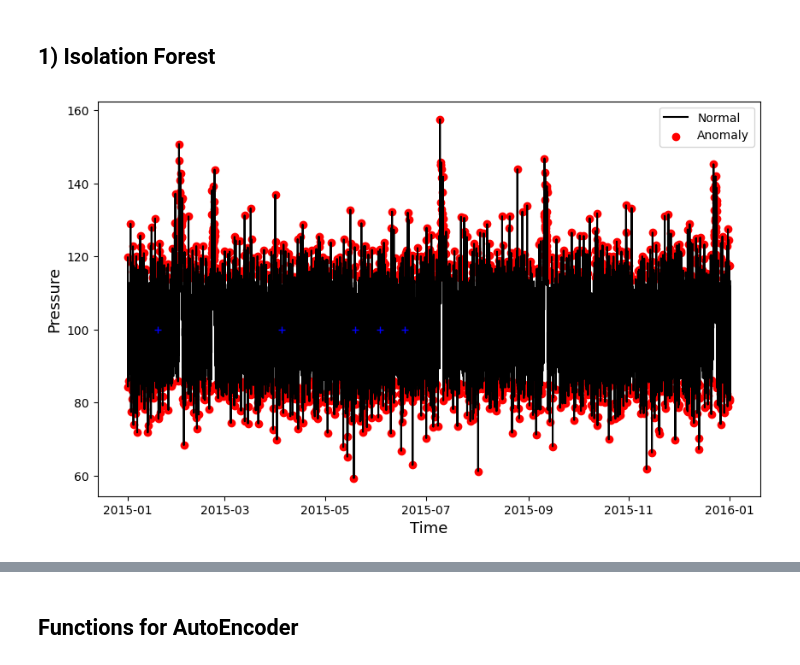
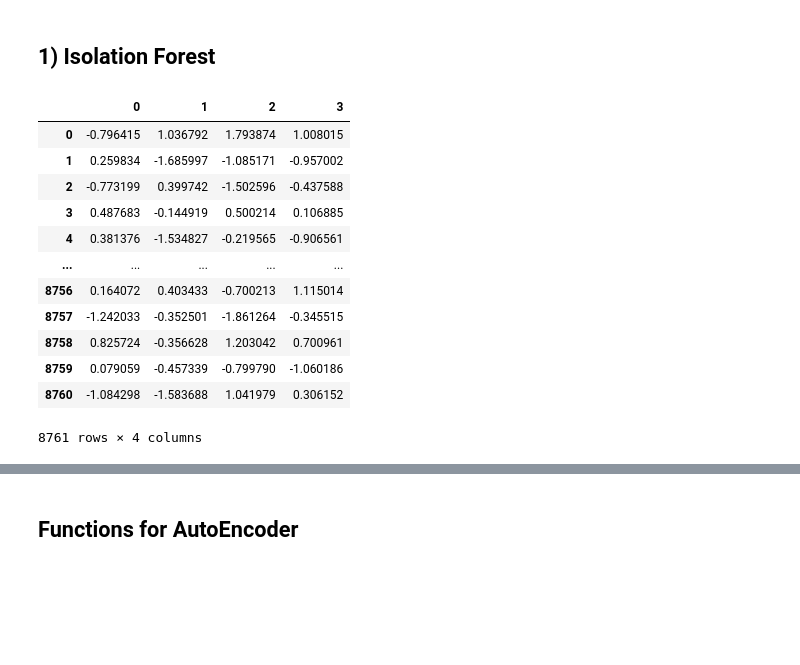
Before and after one commit to jvachier/Anomaly-Detection-From-Decision-Tree-to-Generative-Model, a Jupyter notebook: anamaly_detection.ipynb, the cells around one changed output, grey strips where cells are left out. Cells and saved outputs as stored; diff of their text form; code cells hidden in the pictures; blank space fills up the shorter version.

```diff
--- a/anamaly_detection.ipynb
+++ b/anamaly_detection.ipynb
@@ -79,19 +83,22 @@ np_scaled = scaler.fit_transform(sensor_Data.pressure.values.reshape(-1, 1))
 data = pd.DataFrame(np_scaled)
+# %%
+data
+# %% [output]
+|  | 0 | 1 | 2 | 3 |
+| 0 | -0.796415 | 1.036792 | 1.793874 | 1.008015 |
+| 1 | 0.259834 | -1.685997 | -1.085171 | -0.957002 |
+| 2 | -0.773199 | 0.399742 | -1.502596 | -0.437588 |
+| 3 | 0.487683 | -0.144919 | 0.500214 | 0.106885 |
+| 4 | 0.381376 | -1.534827 | -0.219565 | -0.906561 |
+| ... | ... | ... | ... | ... |
+| 8756 | 0.164072 | 0.403433 | -0.700213 | 1.115014 |
+| 8757 | -1.242033 | -0.352501 | -1.861264 | -0.345515 |
+| 8758 | 0.825724 | -0.356628 | 1.203042 | 0.700961 |
+| 8759 | 0.079059 | -0.457339 | -0.799790 | -1.060186 |
+| 8760 | -1.084298 | -1.583688 | 1.041979 | 0.306152 |
+8761 rows × 4 columns
 # %%
 model_time_series_t =  IsolationForest()
 model_time_series_t.fit(data.values)
 
 sensor_Data['anomaly'] = model_time_series_t.predict(data.values)
-# %%
-# visualization
-fig, ax = plt.subplots(figsize=(10,6))
-a = sensor_Data.loc[sensor_Data['anomaly'] == -1, ['pressure']] #anomaly
-ax.plot(sensor_Data.index, sensor_Data['pressure'], color='black', label = 'Normal')
-ax.scatter(a.index,a['pressure'], color='red', label = 'Anomaly')
-plt.legend()
-plt.ylabel('Pressure',fontsize=13)
-plt.xlabel('Time',fontsize=13)
-plt.plot(failure.index,failure['failure']*100,'+b')
-plt.show()
-# %% [output]
-[figure, removed]
```
Also changed, not shown: parts of 10 cells of this notebook.
